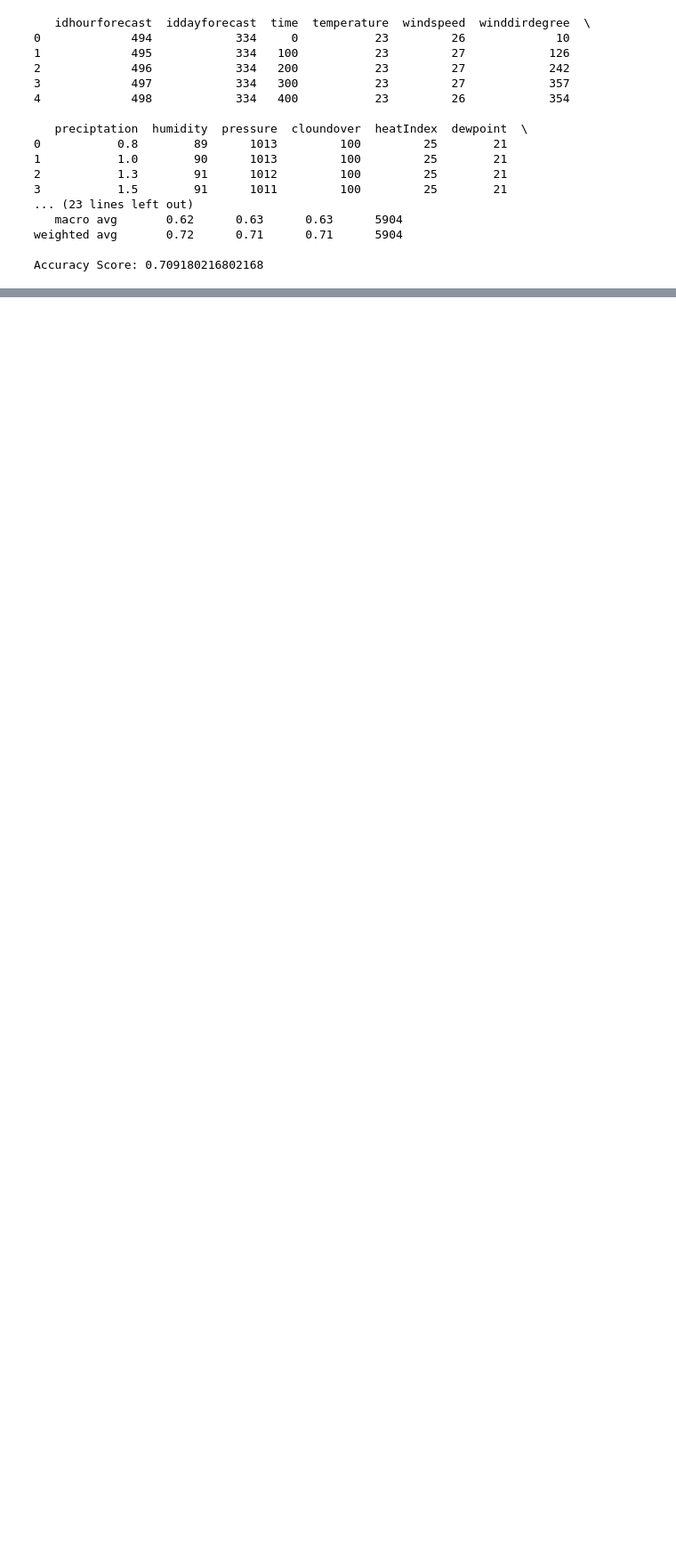
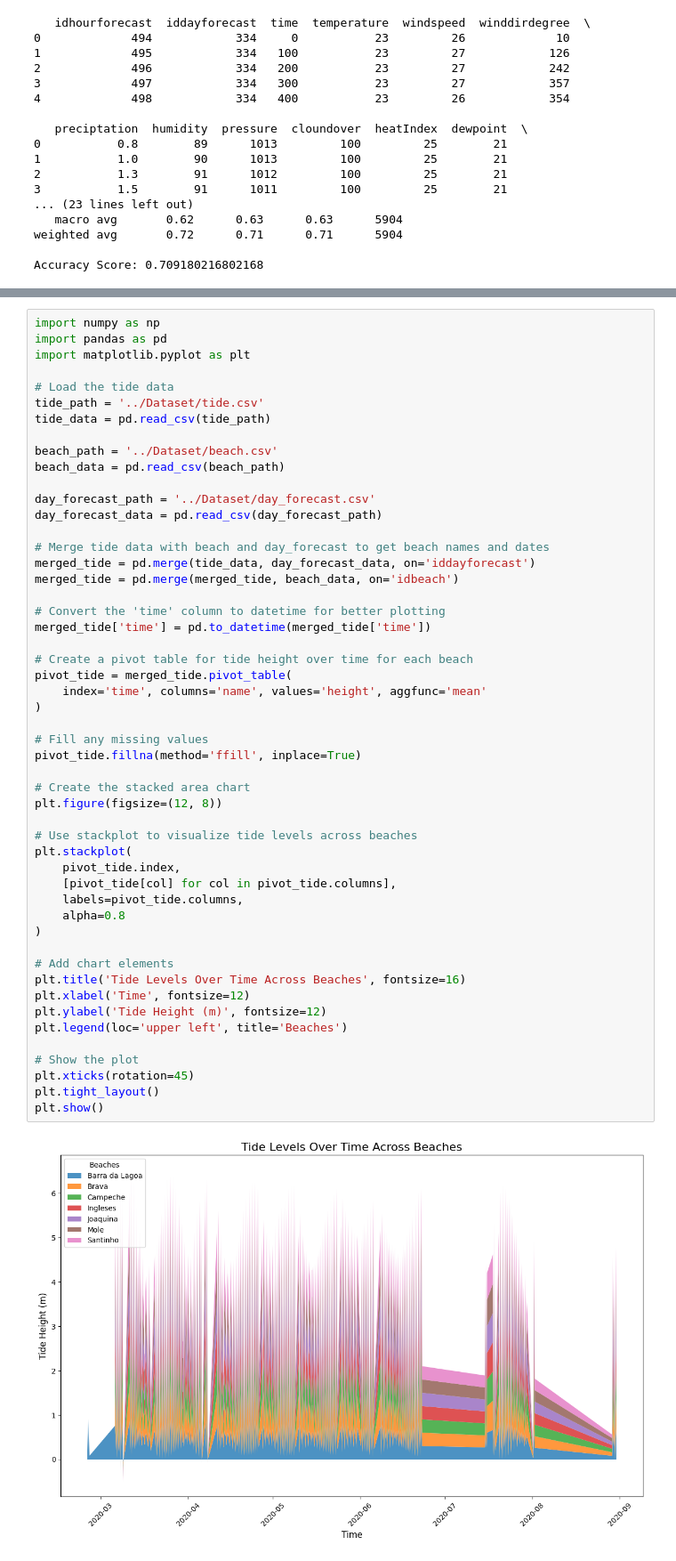
Before and after one commit to soroush62/Python-oceanography-analysis-data-application, a Jupyter notebook: Python Files/test.ipynb, the cells around one changed output, grey strips where cells are left out. Shown at 89% size. Drawn from its saved outputs; the diff is of its cells as text; blank space fills up the shorter version.

```diff
--- a/Python Files/test.ipynb
+++ b/Python Files/test.ipynb
@@ -569,0 +453,53 @@ chart.open()
+# %%
+import numpy as np
+import pandas as pd
+import matplotlib.pyplot as plt
+
+# Load the tide data
+tide_path = '../Dataset/tide.csv'
+tide_data = pd.read_csv(tide_path)
+
+beach_path = '../Dataset/beach.csv'
+beach_data = pd.read_csv(beach_path)
+
+day_forecast_path = '../Dataset/day_forecast.csv'
+day_forecast_data = pd.read_csv(day_forecast_path)
+
+# Merge tide data with beach and day_forecast to get beach names and dates
+merged_tide = pd.merge(tide_data, day_forecast_data, on='iddayforecast')
+merged_tide = pd.merge(merged_tide, beach_data, on='idbeach')
+
+# Convert the 'time' column to datetime for better plotting
+merged_tide['time'] = pd.to_datetime(merged_tide['time'])
+
+# Create a pivot table for tide height over time for each beach
+pivot_tide = merged_tide.pivot_table(
+    index='time', columns='name', values='height', aggfunc='mean'
+)
+
+# Fill any missing values
+pivot_tide.fillna(method='ffill', inplace=True)
+
+# Create the stacked area chart
+plt.figure(figsize=(12, 8))
+
+# Use stackplot to visualize tide levels across beaches
+plt.stackplot(
+    pivot_tide.index,
+    [pivot_tide[col] for col in pivot_tide.columns],
+    labels=pivot_tide.columns,
+    alpha=0.8
+)
+
+# Add chart elements
+plt.title('Tide Levels Over Time Across Beaches', fontsize=16)
+plt.xlabel('Time', fontsize=12)
+plt.ylabel('Tide Height (m)', fontsize=12)
+plt.legend(loc='upper left', title='Beaches')
+
+# Show the plot
+plt.xticks(rotation=45)
+plt.tight_layout()
+plt.show()
+# %% [output]
+[figure, added]
```
Also changed, not shown: parts of 6 cells of this notebook, 20 other files.
